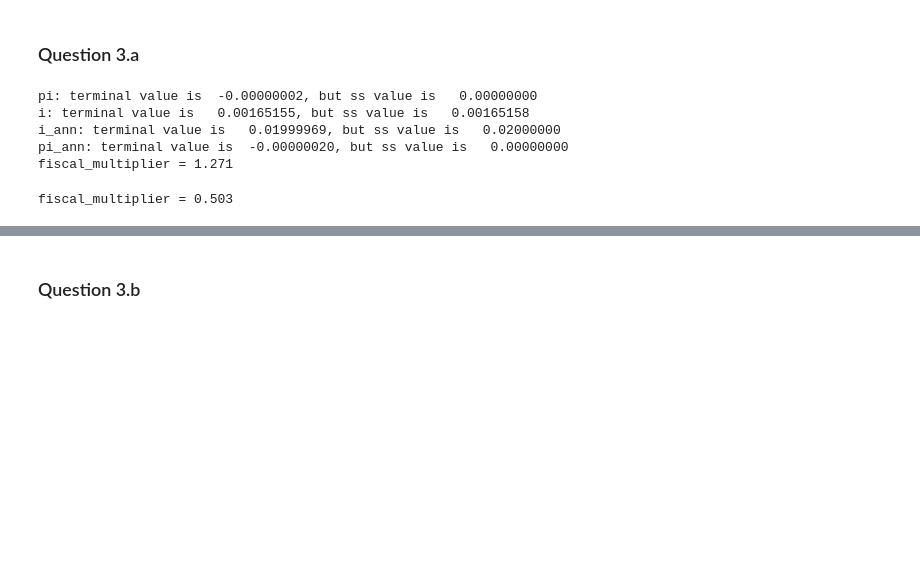
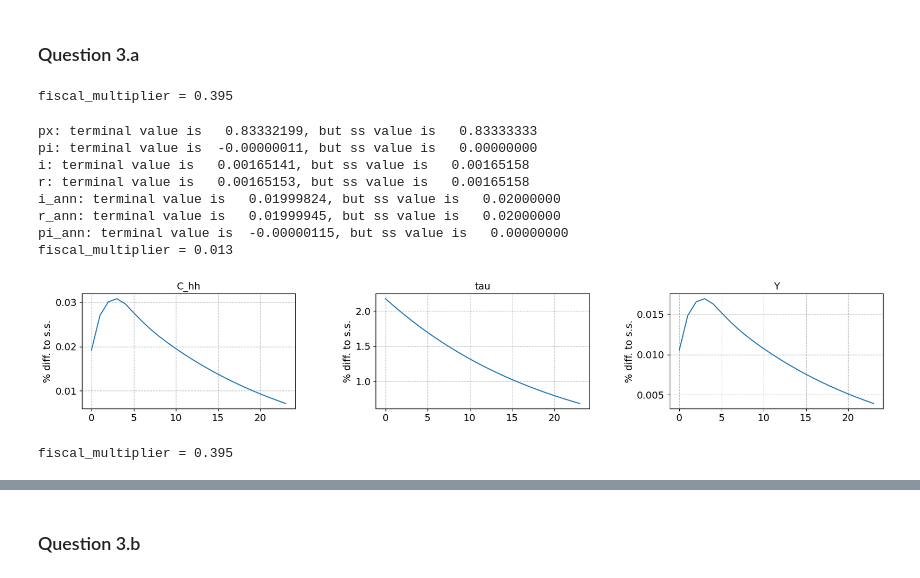
Before and after one commit to tbk642/Macro_exam, a Jupyter notebook: HANK-SAM.ipynb, the cells around one changed output, grey strips where cells are left out. Drawn from its saved outputs; the diff is of its cells as text; code cells hidden in the pictures; blank space fills up the shorter version.

```diff
--- a/HANK-SAM.ipynb
+++ b/HANK-SAM.ipynb
@@ -436,19 +268,14 @@ A_hh: terminal value is   0.72430975, but ss value is   0.72433384
 # %% [markdown]
 ### Question 3.a
 # %%
-# Here i'm testing that i'm getting the same results as before, expecting to get a multiplier of 1.271, i'm doing this since i changed the code, and i want to make sure i'm getting the same results as before
+# Here i'm making a baseline
 model_test1 = HANKSAMModelClass(name='test')
 model_test1.par.u_bar_ss=6.0
 model_test1.find_ss()
 model_test1.compute_jacs()
-model_test1.find_transition_path(shocks=['G'],do_print=False)
-model_test1.calc_fiscal_multiplier()
+model_test1.find_transition_path(shocks=[],do_print=False)
 # %% [output]
-pi: terminal value is  -0.00000002, but ss value is   0.00000000
-i: terminal value is   0.00165155, but ss value is   0.00165158
-i_ann: terminal value is   0.01999969, but ss value is   0.02000000
-pi_ann: terminal value is  -0.00000020, but ss value is   0.00000000
-fiscal_multiplier = 1.271
+fiscal_multiplier = 0.395
 # %%
 model4 = HANKSAMModelClass()
 model4.par.u_bar_ss=7.0 # permanent increase in unemployment benefit duration
@@ -460,7 +287,33 @@ for varname in model_test1 .varlist:
     ini['Dbeg'] = model_test1 .ss.Dbeg
 # %%
 model4.compute_jacs()
-model4.find_transition_path(shocks=[],do_print=False)
+model4.find_transition_path(shocks=[], ini= ini,do_print=False)
 model4.calc_fiscal_multiplier()
 # %% [output]
-fiscal_multiplier = 0.503
+px: terminal value is   0.83332199, but ss value is   0.83333333
+pi: terminal value is  -0.00000011, but ss value is   0.00000000
+i: terminal value is   0.00165141, but ss value is   0.00165158
+r: terminal value is   0.00165153, but ss value is   0.00165158
+i_ann: terminal value is   0.01999824, but ss value is   0.02000000
+r_ann: terminal value is   0.01999945, but ss value is   0.02000000
+pi_ann: terminal value is  -0.00000115, but ss value is   0.00000000
+fiscal_multiplier = 0.013
+# %%
+model4.show_IRFs(['C_hh','tau','Y'],T_max=24,do_shocks=False,do_targets=False)
+# %% [output]
+[figure, added]
+# %%
+# test remove
+model_test144 = HANKSAMModelClass(name='test')
+model_test144.find_ss()
+
+ini = {}
+for varname in model_test144 .varlist:
+    ini[varname] = model_test144 .ss.__dict__[varname]
+    ini['Dbeg'] = model_test144 .ss.Dbeg
+
+model_test144.compute_jacs()
+model_test144.find_transition_path(shocks=[], ini=ini,do_print=False)
+model_test144.calc_fiscal_multiplier()
+# %% [output]
+fiscal_multiplier = 0.395
```
Also changed, not shown: parts of 28 cells of this notebook.
